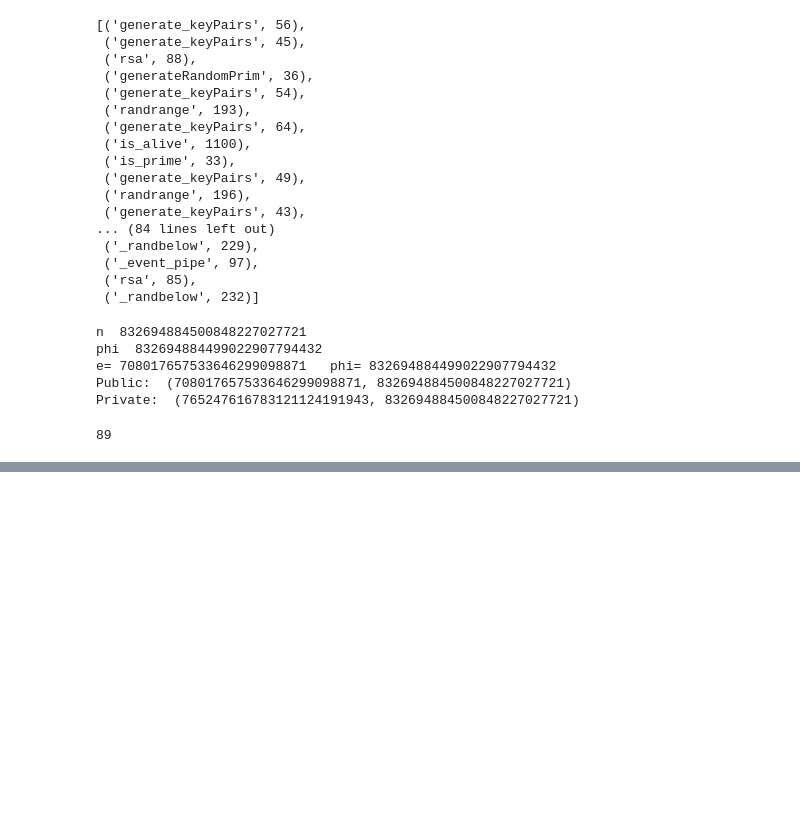
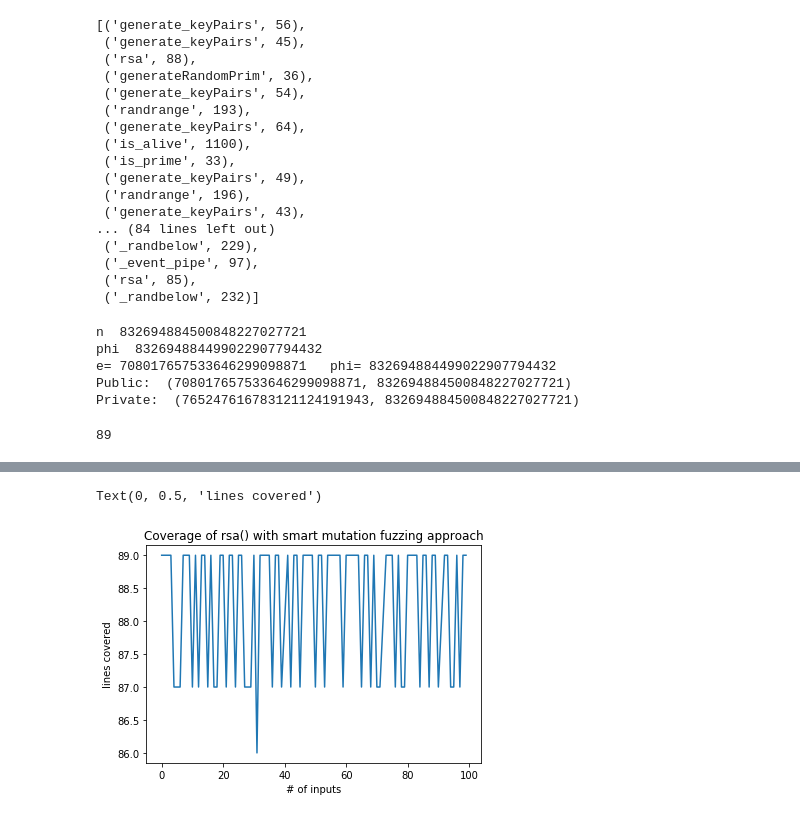
Before and after one commit to PrashanthiRamesh/SOEN-7481-Assignment-2, a Jupyter notebook: Coverage Guided Fuzzer.ipynb, the cells around one changed output, grey strips where cells are left out. Drawn from its saved outputs; the diff is of its cells as text; code cells hidden in the pictures; blank space fills up the shorter version.

```diff
--- a/Coverage Guided Fuzzer.ipynb
+++ b/Coverage Guided Fuzzer.ipynb
@@ -886,7 +913,7 @@ valid_inputs = []
 trials = 1000
 
 for i in range(trials):
-    input_credit_card_number = Credit_Card_Fuzzer.fuzz_credit_card("4388576018402626")
+    input_credit_card_number = Credit_Card_Fuzzer.fuzz_credit_card("1234")
     print("Input Credit Card Number is "+str(input_credit_card_number)+ "\n")
     if credit_card_validator(input_credit_card_number):
         valid_inputs.append(input_credit_card_number)
@@ -915,7 +942,7 @@ Invalid Card
 # %%
 from fuzzingbook.Coverage import Coverage
 
-input_credit_card_number = Credit_Card_Fuzzer.fuzz_credit_card("4388576018402626")
+input_credit_card_number = Credit_Card_Fuzzer.fuzz_credit_card("4388576012626")
 
 with Coverage() as cov:
     credit_card_validator(input_credit_card_number)
@@ -982,11 +1014,11 @@ trials = 1000
 
 #[{'input':{'ip':'','subnet':''},'coverage':''}
 cumulative_coverage = []
-seed = {"43885760184026264"}
+seed = "4388576012626"
 population= []
 max_coverage=0
 for i in range(0, trials):
-    coverage=calculate_coverage_1_input(seed, credit_card_validator)
+    coverage=calculate_coverage_1_input(seed, credit_card_)
     #print(seed)
     cumulative_coverage.append(coverage)
     if coverage>max_coverage:
@@ -1002,11 +1034,9 @@ for i in range(0, trials):
             new_pop=[d for d in population if d['coverage']==high_coverage_seeds['coverage']]
             #choose random from dic and add to seed
             rand_pop=random.randint(0, len(new_pop) - 1)
-            y=''.join(new_pop[rand_pop]['input'])
-            seed={Credit_Card_Fuzzer.fuzz_credit_card(str(y))}
+            seed={'ip':Network_Fuzzer.fuzz_ip(new_pop[rand_pop]['input']['ip']), "subnet": Network_Fuzzer.fuzz_ip(new_pop[rand_pop]['input']['subnet'])}
         else:
-            y=''.join(population[0]['input'])
-            seed={Credit_Card_Fuzzer.fuzz_credit_card(str(y))}
+            seed={'ip':Network_Fuzzer.fuzz_ip(population[0]['input']['ip']), "subnet": Network_Fuzzer.fuzz_ip(population[0]['input']['subnet'])}
 print(population)
 cumulative_coverage
 # %% [output]
@@ -1298,7 +1328,7 @@ Public:  (708017657533646299098871, 832694884500848227027721)
 Private:  (765247616783121124191943, 832694884500848227027721)
 89
 # %%
-trials = 10
+trials = 100
 
 #[{'input':{'ip':'','subnet':''},'coverage':''}
 cumulative_coverage = []
@@ -1350,0 +1397,11 @@ Private:  (247838955340944301536185, 313677717619306225797317)
+# %%
+import matplotlib.pyplot as plt
+%matplotlib inline
+
+plt.plot(cumulative_coverage)
+plt.title('Coverage of rsa() with smart mutation fuzzing approach')
+plt.xlabel('# of inputs')
+plt.ylabel('lines covered')
+# %% [output]
+Text(0, 0.5, 'lines covered')
+[figure, added]
```
Also changed, not shown: parts of 8 cells of this notebook.
